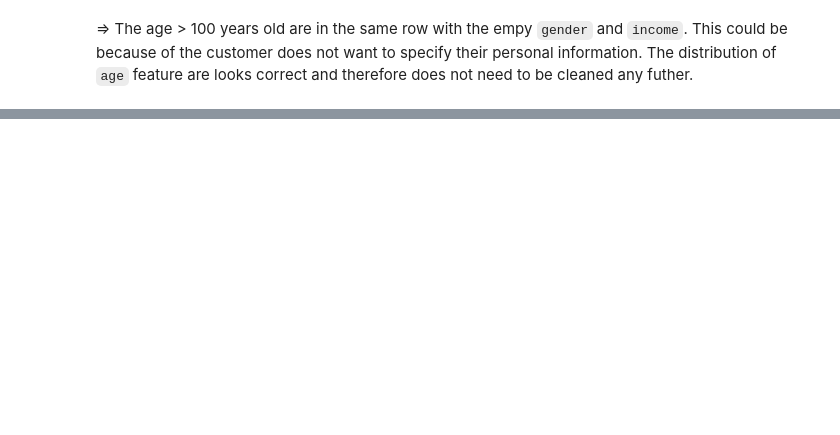
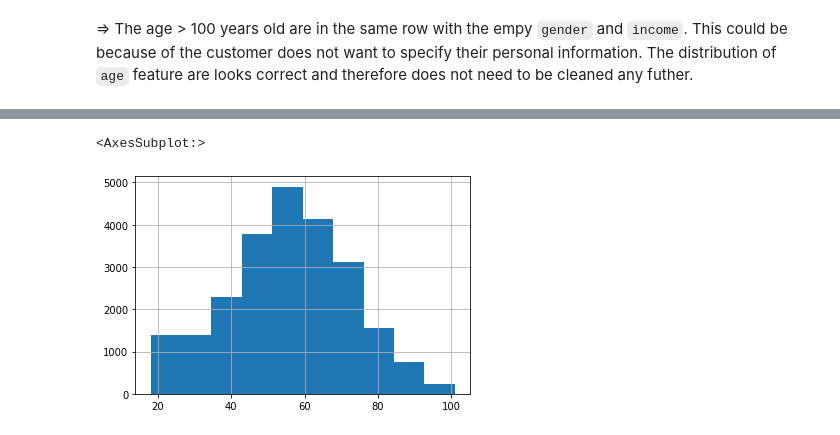
Before and after one commit to veectro/starbucks-capstone, a Jupyter notebook: Starbucks_Capstone_notebook.ipynb, the cells around one changed output, grey strips where cells are left out. Drawn from its saved outputs; the diff is of its cells as text; code cells hidden in the pictures; blank space fills up the shorter version.

```diff
--- a/Starbucks_Capstone_notebook.ipynb
+++ b/Starbucks_Capstone_notebook.ipynb
@@ -840,0 +1147,3 @@ time: 0 ns (started: 2021-01-31 22:10:48 +01:00)
+# %%
+merged_dataframe = cleaned_profile.merge(cleaned_transcript_group , left_on='id', right_on='customer_id')
+merged_dataframe.head(10)
@@ -840,0 +1167,3 @@ time: 0 ns (started: 2021-01-31 22:10:48 +01:00)
+# %%
+merged_dataframe = cleaned_portfolio.merge(merged_dataframe , left_on='id', right_on='offer_id')
+merged_dataframe.head(10)
@@ -840,0 +1188,4 @@ time: 0 ns (started: 2021-01-31 22:10:48 +01:00)
+# %%
+# Remove double column, customer_id and offer_id
+merged_dataframe = merged_dataframe.drop(['id_x','id_y', 'offer_id', 'customer_id'], axis=1, errors='ignore') # the flag errors to make sure that this command could be called twice
+merged_dataframe
@@ -840,0 +1348,3 @@ time: 0 ns (started: 2021-01-31 22:10:48 +01:00)
+# %%
+offer_taken = merged_dataframe[merged_dataframe['offer_successful']]
+offer_taken
@@ -840,0 +1389,5 @@ time: 0 ns (started: 2021-01-31 22:10:48 +01:00)
+# %%
+offer_taken['age'].hist()
+# %% [output]
+<AxesSubplot:>
+[figure, added]
```
Also changed, not shown: parts of 165 cells of this notebook, 2 other files.
